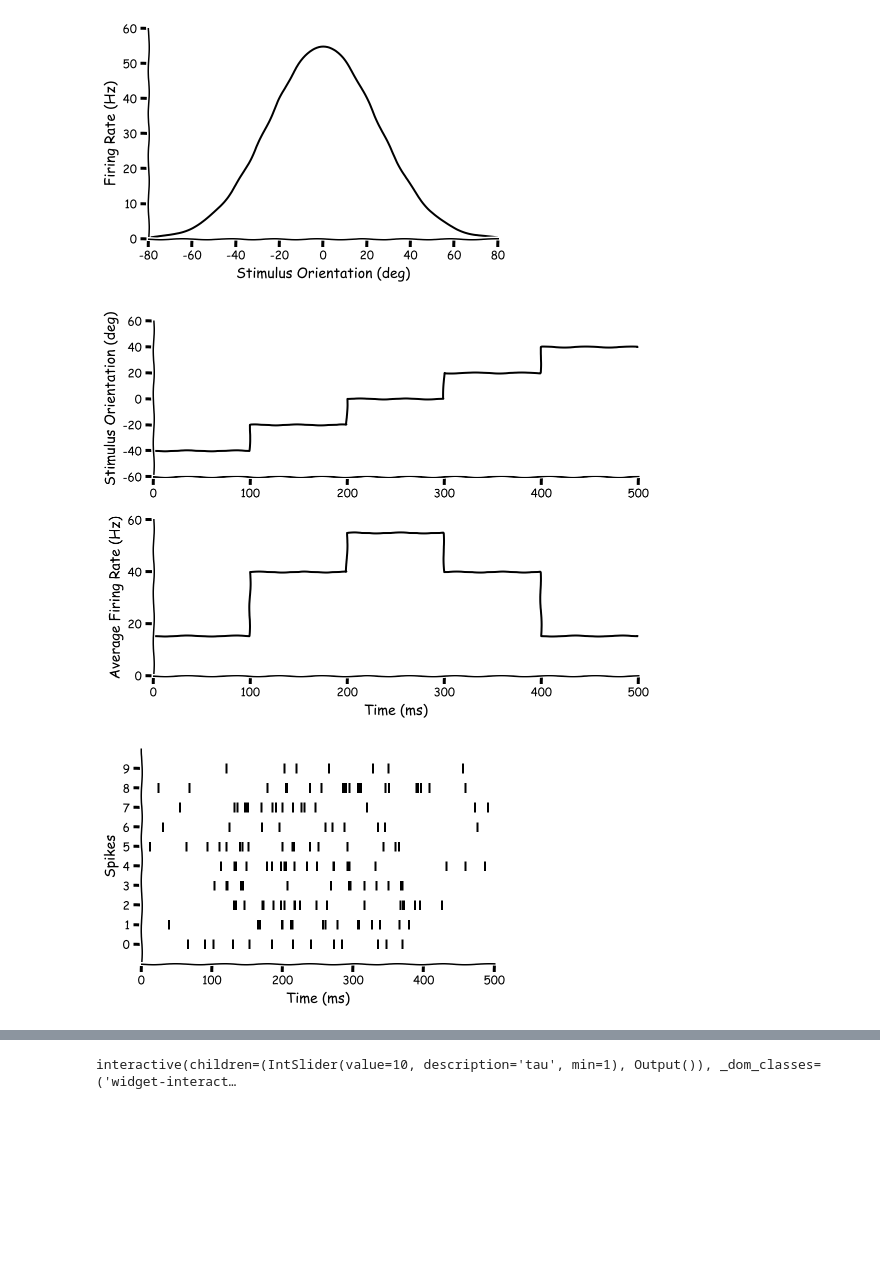
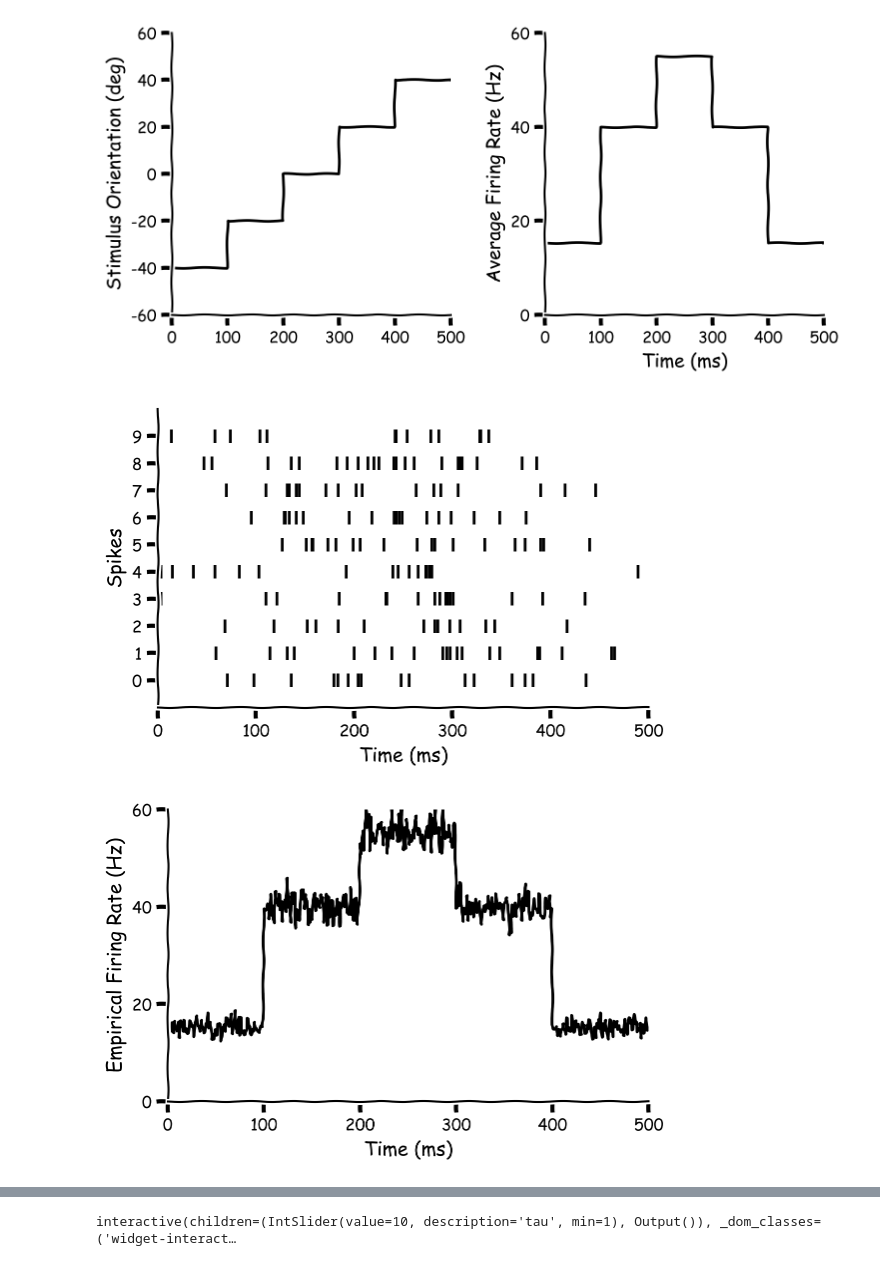
Before and after one commit to Yu-AngCheng/JC, a Jupyter notebook: Theoretical Neuroscience/Ch1.ipynb, the cells around one changed output, grey strips where cells are left out. Saved outputs shown, nothing was run; the diff lists cells and outputs as text; code cells hidden in the pictures; blank space fills up the shorter version.

```diff
--- a/Theoretical Neuroscience/Ch1.ipynb
+++ b/Theoretical Neuroscience/Ch1.ipynb
@@ -15,18 +15,8 @@ plt.style.use("../JC.mplstyle")
 # %%
 # Plotting Functions
 
-def plot_tuning_function(f):
-  ori_sample = np.arange(-90, 90, 1)
-  firing_sample = f(ori_sample)
-  plt.plot(ori_sample, firing_sample, 'k')
-  plt.xlabel('Stimulus Orientation (deg)')
-  plt.ylabel('Firing Rate (Hz)')
-  plt.ylim([0, 60])
-  plt.xlim([-80,80])
-  plt.show()
-
 def plot_s_fr(t, stimulus, firing_rate):
-  fig, ax = plt.subplots(2, 1, figsize=(8, 6))
+  fig, ax = plt.subplots(1, 2, figsize=(8, 4))
   ax[0].plot(t, stimulus, 'k')
   ax[0].set_ylabel('Stimulus Orientation (deg)')
   ax[0].set_ylim([-60, 60])
@@ -41,6 +31,7 @@ def plot_s_fr(t, stimulus, firing_rate):
   plt.show()
 
 def plot_spikes(T, spike_trains, n_trains):
+  fig, ax = plt.subplots(1, 1, figsize=(6, 4))
   for i in range(n_trains):
     plt.eventplot(np.argwhere(spike_trains[i]).T,lineoffsets=i, linelengths=0.5, colors=[0,0,0])
   plt.xlabel("Time (ms)")
@@ -50,6 +41,7 @@ def plot_spikes(T, spike_trains, n_trains):
   plt.show()
 
 def plot_empirical_fr(t, spike_trains):
+  fig, ax = plt.subplots(1, 1, figsize=(6, 4))
   plt.plot(t,np.mean(spike_trains,axis=0)*1000, 'k')
   plt.ylabel("Empirical Firing Rate (Hz)")
   plt.ylim([0, 60])
@@ -95,28 +87,23 @@ def plot_CV_refractory(tau, CV):
 # %%
 # Record Settings
 dt = 1  # 1ms
 T = 500 # 500ms
 t = np.arange(0, T, dt)
-
-# Gaussian tuning function, see equation (1.14)
 rmax=55
 smax=0
 sigmaf=25
 tuning_function=lambda s: rmax*np.exp(-0.5*(s-smax)**2/sigmaf**2)
-with plt.xkcd():
-        plot_tuning_function(tuning_function)
-# Stimuli
 stimulus=np.array([-40, -20, 0, 20, 40]).repeat(len(t)//5)
 fr = tuning_function(stimulus)
 with plt.xkcd():
     plot_s_fr(t,stimulus, fr)
 n_trains = 10000
 p_spike = fr*dt/1000
 spike_trains = (rng.random(size=(n_trains, len(t))) < p_spike).astype(np.uint8)
 with plt.xkcd():
     plot_spikes(T,spike_trains, n_trains=10)
     plot_empirical_fr(t, spike_trains)
 # %% [output]
-[figure, old version]
+[figure, new version]
-[figure, old version]
+[figure, new version]
-[figure, old version]
+[figure, new version]
```
Also changed, not shown: parts of 6 cells of this notebook.
